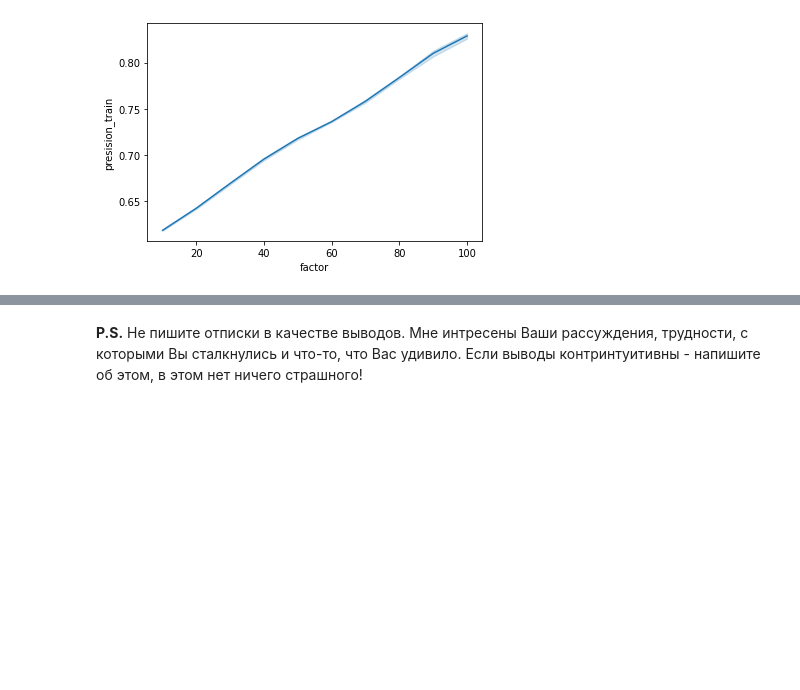
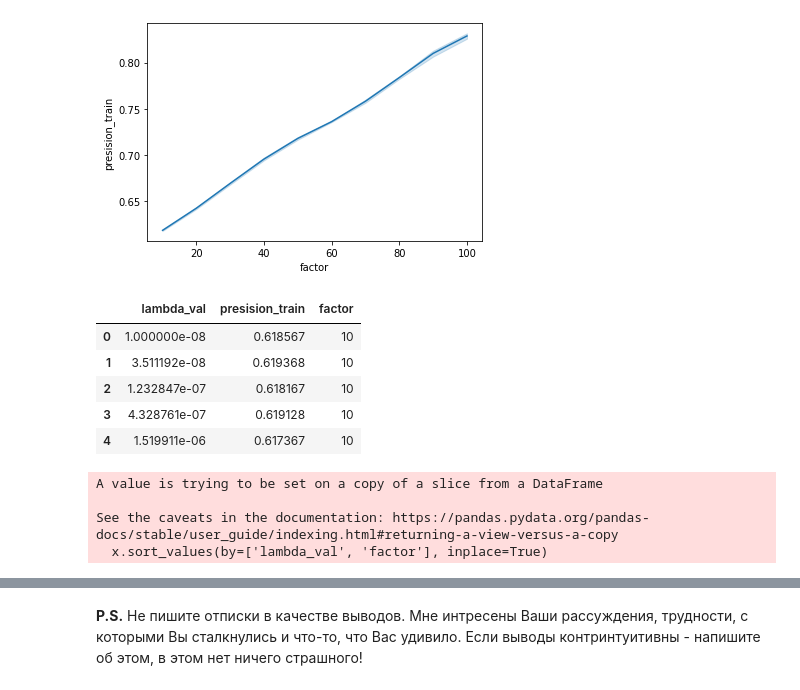
Before and after one commit to fandom170/Recommend_systems, a Jupyter notebook: Lesson_3/HW_3_tasks.ipynb, the cells around one changed output, grey strips where cells are left out. Cells and saved outputs as stored; diff of their text form; code cells hidden in the pictures; blank space fills up the shorter version.

```diff
--- a/Lesson_3/HW_3_tasks.ipynb
+++ b/Lesson_3/HW_3_tasks.ipynb
@@ -429,0 +432,16 @@ import matplotlib.pyplot as plt
+# %%
+x.head()
+# %% [output]
+|  | lambda_val | presision_train | factor |
+| 0 | 1.000000e-08 | 0.618567 | 10 |
+| 1 | 3.511192e-08 | 0.619368 | 10 |
+| 2 | 1.232847e-07 | 0.618167 | 10 |
+| 3 | 4.328761e-07 | 0.619128 | 10 |
+| 4 | 1.519911e-06 | 0.617367 | 10 |
+# %%
+x.sort_values(by=['lambda_val', 'factor'], inplace=True)
+# %% [output]
+A value is trying to be set on a copy of a slice from a DataFrame
+
+See the caveats in the documentation: https://pandas.pydata.org/pandas-docs/stable/user_guide/indexing.html#returning-a-view-versus-a-copy
+  x.sort_values(by=['lambda_val', 'factor'], inplace=True)
```
Also changed, not shown: parts of 4 cells of this notebook.
